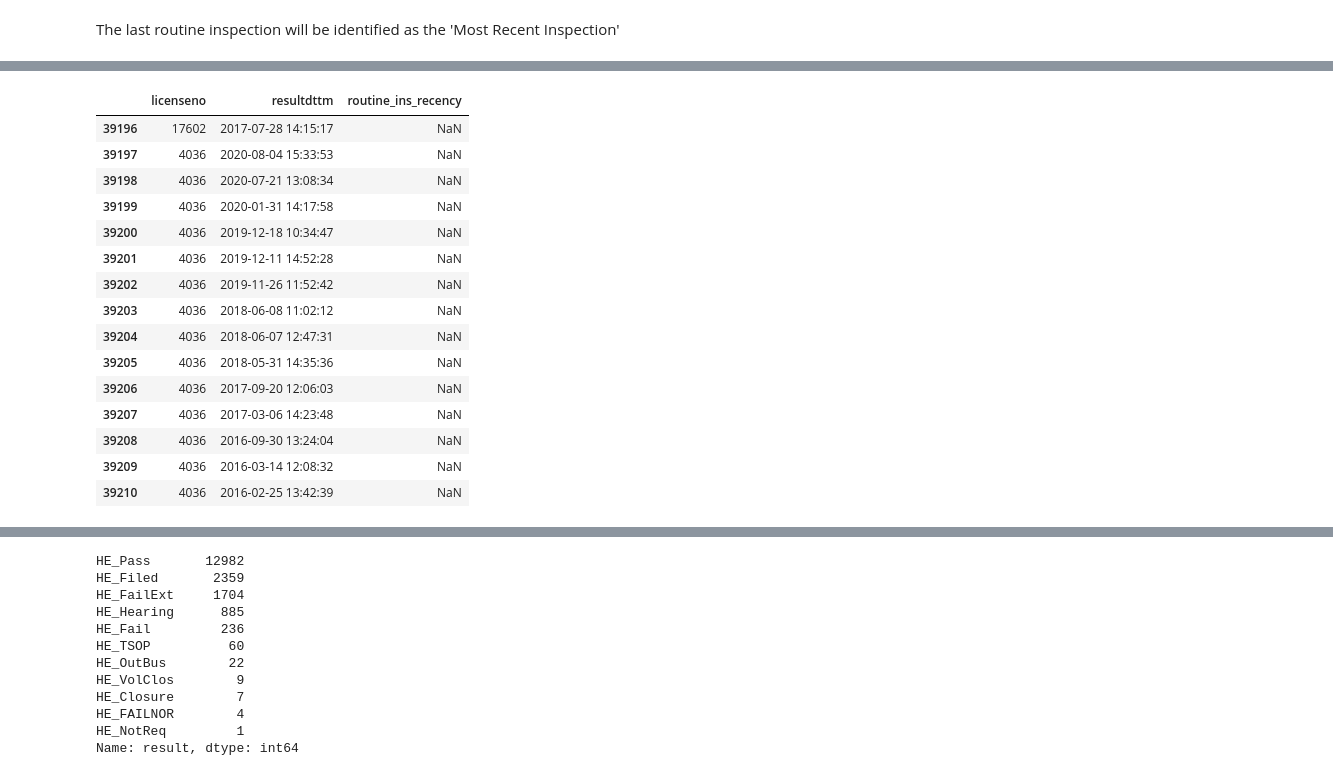
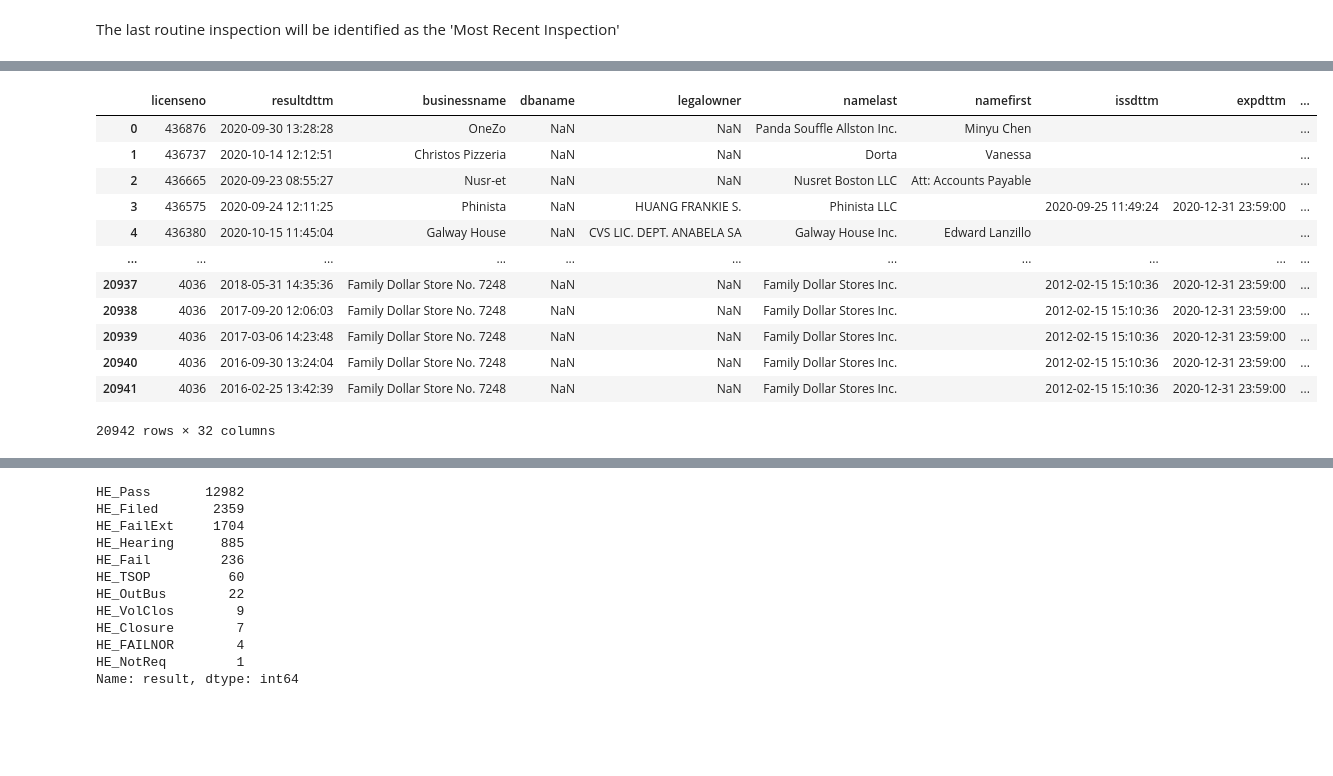
Before and after one commit to navish92/Restaurant_Inspections, a Jupyter notebook: Reshaping_Inspection_Data.ipynb, the cells around one changed output, grey strips where cells are left out. Drawn from its saved outputs; the diff is of its cells as text; code cells hidden in the pictures; blank space fills up the shorter version.

```diff
--- a/Reshaping_Inspection_Data.ipynb
+++ b/Reshaping_Inspection_Data.ipynb
@@ -92,8 +95,10 @@ df_license_days_diff = df_license_date.groupby('licenseno',as_index=False).resul
 
 df_ins_summarized = df_license_date.join(df_license_days_diff, how = 'inner',rsuffix='_diff')
 # %%
+df_ins_summarized.inspection_type.fillna(value="Routine_new",inplace=True)
+df_ins_summarized.sort_values(by=['licenseno','resultdttm'],ascending=False,ignore_index=True,inplace=True)
 df_ins_summarized['days_since_last_inspection'] = df_ins_summarized.resultdttm_diff.dt.days
 df_ins_summarized.drop(columns='resultdttm_diff',inplace=True)
-df_ins_summarized.sample(5)
+df_ins_summarized.head(7)
 # %% [output]
 |  | licenseno | resultdttm | businessname | dbaname | legalowner | namelast | namefirst | issdttm | expdttm | ... |
@@ -151,6 +158,6 @@ df = df_ins_summarized.copy(deep=True)
 # %%
-# df_routine_inspection = df_ins_summarized[df_ins_summarized.inspection_type == 'Routine'].reset_index(drop=True)
+df_routine_inspection = df_ins_summarized[(df_ins_summarized.inspection_type == 'Routine') | (df_ins_summarized.inspection_type == 'Routine_new')].reset_index(drop=True)
 
-df_routine_inspection.head(10)
+df_routine_inspection.sample(10)
 # %% [output]
 |  | licenseno | resultdttm | businessname | dbaname | legalowner | namelast | namefirst | issdttm | expdttm | ... |
@@ -167,20 +193,18 @@ df_routine_inspection.head(10)
+# %%
+df_routine_inspection['routine_ins_recency'] = df_routine_inspection.groupby('licenseno',).resultdttm.cumcount()
 # %%
-# df.sort_values(by=['licenseno','resultdttm'],ascending=False,inplace=True,ignore_index=True)
-df[['licenseno','resultdttm','routine_ins_recency']].tail(15)
+df_routine_inspection.sort_values(by=['licenseno','resultdttm'],ascending=False)
 # %% [output]
-|  | licenseno | resultdttm | routine_ins_recency |
-| 39196 | 17602 | 2017-07-28 14:15:17 | NaN |
-| 39197 | 4036 | 2020-08-04 15:33:53 | NaN |
-| 39198 | 4036 | 2020-07-21 13:08:34 | NaN |
-| 39199 | 4036 | 2020-01-31 14:17:58 | NaN |
-| 39200 | 4036 | 2019-12-18 10:34:47 | NaN |
-| 39201 | 4036 | 2019-12-11 14:52:28 | NaN |
-| 39202 | 4036 | 2019-11-26 11:52:42 | NaN |
-| 39203 | 4036 | 2018-06-08 11:02:12 | NaN |
-| 39204 | 4036 | 2018-06-07 12:47:31 | NaN |
-| 39205 | 4036 | 2018-05-31 14:35:36 | NaN |
-| 39206 | 4036 | 2017-09-20 12:06:03 | NaN |
-| 39207 | 4036 | 2017-03-06 14:23:48 | NaN |
-| 39208 | 4036 | 2016-09-30 13:24:04 | NaN |
-| 39209 | 4036 | 2016-03-14 12:08:32 | NaN |
-| 39210 | 4036 | 2016-02-25 13:42:39 | NaN |
+|  | licenseno | resultdttm | businessname | dbaname | legalowner | namelast | namefirst | issdttm | expdttm | ... |
+| 0 | 436876 | 2020-09-30 13:28:28 | OneZo | NaN | NaN | Panda Souffle Allston Inc. | Minyu Chen |  |  | ... |
+| 1 | 436737 | 2020-10-14 12:12:51 | Christos Pizzeria | NaN | NaN | Dorta | Vanessa |  |  | ... |
+| 2 | 436665 | 2020-09-23 08:55:27 | Nusr-et | NaN | NaN | Nusret Boston LLC | Att: Accounts Payable |  |  | ... |
+| 3 | 436575 | 2020-09-24 12:11:25 | Phinista | NaN | HUANG FRANKIE S. | Phinista LLC |  | 2020-09-25 11:49:24 | 2020-12-31 23:59:00 | ... |
+| 4 | 436380 | 2020-10-15 11:45:04 | Galway House | NaN | CVS LIC. DEPT. ANABELA SA | Galway House Inc. | Edward Lanzillo |  |  | ... |
+| ... | ... | ... | ... | ... | ... | ... | ... | ... | ... | ... |
+| 20937 | 4036 | 2018-05-31 14:35:36 | Family Dollar Store No. 7248 | NaN | NaN | Family Dollar Stores Inc. |  | 2012-02-15 15:10:36 | 2020-12-31 23:59:00 | ... |
+| 20938 | 4036 | 2017-09-20 12:06:03 | Family Dollar Store No. 7248 | NaN | NaN | Family Dollar Stores Inc. |  | 2012-02-15 15:10:36 | 2020-12-31 23:59:00 | ... |
+| 20939 | 4036 | 2017-03-06 14:23:48 | Family Dollar Store No. 7248 | NaN | NaN | Family Dollar Stores Inc. |  | 2012-02-15 15:10:36 | 2020-12-31 23:59:00 | ... |
+| 20940 | 4036 | 2016-09-30 13:24:04 | Family Dollar Store No. 7248 | NaN | NaN | Family Dollar Stores Inc. |  | 2012-02-15 15:10:36 | 2020-12-31 23:59:00 | ... |
+| 20941 | 4036 | 2016-02-25 13:42:39 | Family Dollar Store No. 7248 | NaN | NaN | Family Dollar Stores Inc. |  | 2012-02-15 15:10:36 | 2020-12-31 23:59:00 | ... |
+20942 rows × 32 columns
```
Also changed, not shown: parts of 21 cells of this notebook.
